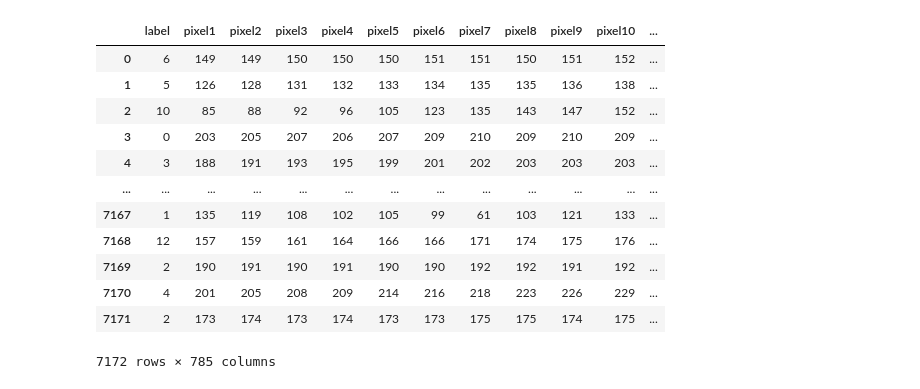
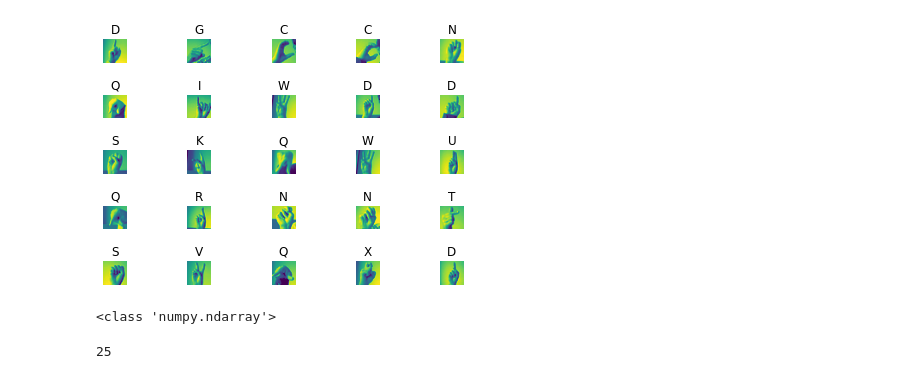
Before and after one commit to Nadiam75/DeepLearning_HW_1, a Jupyter notebook: Q1.ipynb, the cells around one changed output. Cells and saved outputs as stored; diff of their text form; code cells hidden in the pictures.

Commit message:
data visualization - train test validation split

```diff
--- a/Q1.ipynb
+++ b/Q1.ipynb
@@ -28,16 +17,24 @@ train
-# %%
-test
-# %% [output]
-|  | label | pixel1 | pixel2 | pixel3 | pixel4 | pixel5 | pixel6 | pixel7 | pixel8 | pixel9 | pixel10 | ... |
-| 0 | 6 | 149 | 149 | 150 | 150 | 150 | 151 | 151 | 150 | 151 | 152 | ... |
-| 1 | 5 | 126 | 128 | 131 | 132 | 133 | 134 | 135 | 135 | 136 | 138 | ... |
-| 2 | 10 | 85 | 88 | 92 | 96 | 105 | 123 | 135 | 143 | 147 | 152 | ... |
-| 3 | 0 | 203 | 205 | 207 | 206 | 207 | 209 | 210 | 209 | 210 | 209 | ... |
-| 4 | 3 | 188 | 191 | 193 | 195 | 199 | 201 | 202 | 203 | 203 | 203 | ... |
-| ... | ... | ... | ... | ... | ... | ... | ... | ... | ... | ... | ... | ... |
-| 7167 | 1 | 135 | 119 | 108 | 102 | 105 | 99 | 61 | 103 | 121 | 133 | ... |
-| 7168 | 12 | 157 | 159 | 161 | 164 | 166 | 166 | 171 | 174 | 175 | 176 | ... |
-| 7169 | 2 | 190 | 191 | 190 | 191 | 190 | 190 | 192 | 192 | 191 | 192 | ... |
-| 7170 | 4 | 201 | 205 | 208 | 209 | 214 | 216 | 218 | 223 | 226 | 229 | ... |
-| 7171 | 2 | 173 | 174 | 173 | 174 | 173 | 173 | 175 | 175 | 174 | 175 | ... |
-7172 rows × 785 columns
+# %%
+x_train1 = train.drop('label' , axis = 1)
+x_train1 = x_train1.to_numpy()
+y_train1 = train['label']
+y_train1 = y_train1.to_numpy()
+x_test = test.drop('label' , axis = 1)
+x_test = x_test.to_numpy()
+y_test = test['label']
+y_test = y_test.to_numpy()
+x_train_2d = x_train1.reshape(( 27455, 28,28))
+x_test_2d = x_test.reshape((7172,28,28))
+# %%
+lettersDictionary = {0 : 'A' , 1 : 'B', 2: 'C' , 3 : 'D', 4 : 'E',5 : 'F',6 : 'G',7 : 'H',8 : 'I',9 : 'J',10 : 'K' ,11 :'L',12 : 'M',13 : \
+                     'N',14 : 'O',15 : 'P',16 :  'Q' , 17 : 'R', 18 : 'S',19 : 'T',20 : 'U',21 : 'V',22 : 'W',23 :'X',24 : 'Y'}
+# %%
+fig, axes = plt.subplots(nrows=5, ncols=5)
+fig.tight_layout()
+for i in range(25):
+  y_actual = y_train1 [i]
+  plt.subplot(5,5,i+1).set_title(lettersDictionary[y_actual])
+  plt.imshow(x_train_2d[i,:,:])
+  plt.axis('off')
+# %% [output]
+[figure, added]
@@ -43,0 +43,11 @@ test
+# %%
+y_train_onehot=tf.Session().run(tf.one_hot(y_train,10))
+y_valid_onehot=tf.Session().run(tf.one_hot(y_validation,10))
+y_test_onehot=tf.Session().run(tf.one_hot(y_test,10))
+tf.Session().close()
+# %% [output]
+<class 'numpy.ndarray'>
+# %%
+len('DGCCNQIWDDSKQWUQRNNTSVQXD')
+# %% [output]
+25
```
Also changed, not shown: parts of 4 cells of this notebook.
